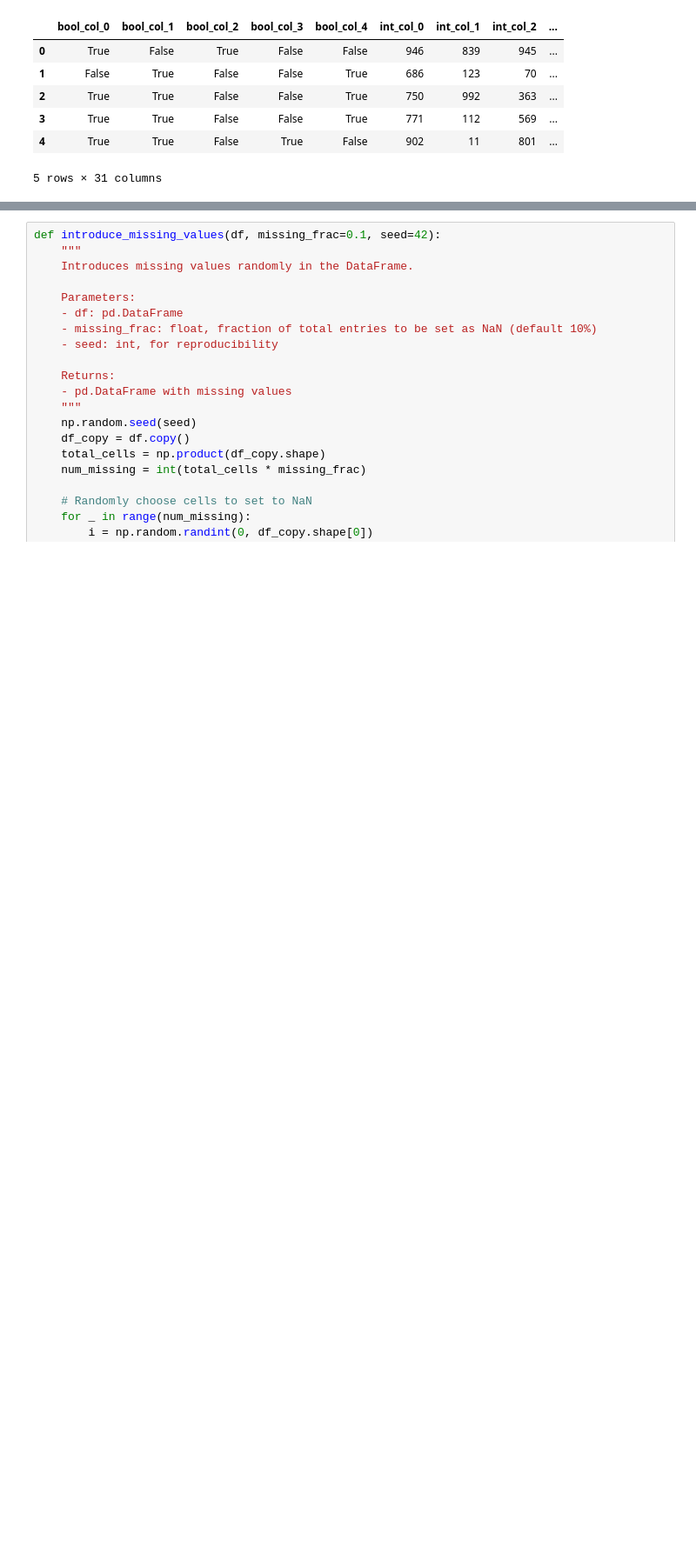
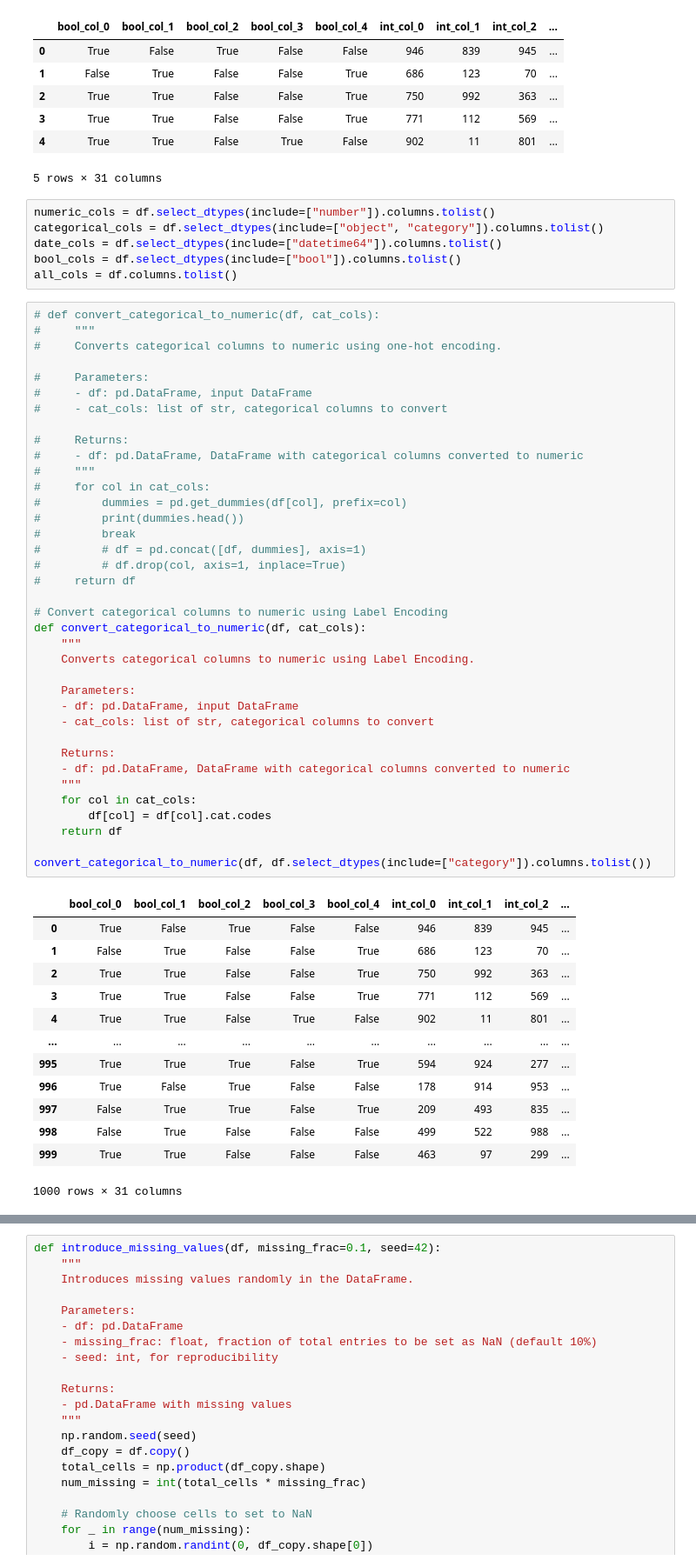
Before and after one commit to varuntotakura/SampleCodes, a Jupyter notebook: Notebooks/Prep.ipynb, the cells around one changed output, grey strips where cells are left out. Shown at 87% size. Drawn from its saved outputs; the diff is of its cells as text; blank space fills up the shorter version.

```diff
--- a/Notebooks/Prep.ipynb
+++ b/Notebooks/Prep.ipynb
@@ -70,3 +70,60 @@ df.head()
 | 3 | True | True | False | False | True | 771 | 112 | 569 | ... |
 | 4 | True | True | False | True | False | 902 | 11 | 801 | ... |
 5 rows × 31 columns
+# %%
+numeric_cols = df.select_dtypes(include=["number"]).columns.tolist()
+categorical_cols = df.select_dtypes(include=["object", "category"]).columns.tolist()
+date_cols = df.select_dtypes(include=["datetime64"]).columns.tolist()
+bool_cols = df.select_dtypes(include=["bool"]).columns.tolist()
+all_cols = df.columns.tolist()
+# %%
+# def convert_categorical_to_numeric(df, cat_cols):
+#     """
+#     Converts categorical columns to numeric using one-hot encoding.
+
+#     Parameters:
+#     - df: pd.DataFrame, input DataFrame
+#     - cat_cols: list of str, categorical columns to convert
+
+#     Returns:
+#     - df: pd.DataFrame, DataFrame with categorical columns converted to numeric
+#     """
+#     for col in cat_cols:
+#         dummies = pd.get_dummies(df[col], prefix=col)
+#         print(dummies.head())
+#         break
+#         # df = pd.concat([df, dummies], axis=1)
+#         # df.drop(col, axis=1, inplace=True)
+#     return df
+
+# Convert categorical columns to numeric using Label Encoding
+def convert_categorical_to_numeric(df, cat_cols):
+    """
+    Converts categorical columns to numeric using Label Encoding.
+
+    Parameters:
+    - df: pd.DataFrame, input DataFrame
+    - cat_cols: list of str, categorical columns to convert
+
+    Returns:
+    - df: pd.DataFrame, DataFrame with categorical columns converted to numeric
+    """
+    for col in cat_cols:
+        df[col] = df[col].cat.codes
+    return df
+
+convert_categorical_to_numeric(df, df.select_dtypes(include=["category"]).columns.tolist())
+# %% [output]
+|  | bool_col_0 | bool_col_1 | bool_col_2 | bool_col_3 | bool_col_4 | int_col_0 | int_col_1 | int_col_2 | ... |
+| 0 | True | False | True | False | False | 946 | 839 | 945 | ... |
+| 1 | False | True | False | False | True | 686 | 123 | 70 | ... |
+| 2 | True | True | False | False | True | 750 | 992 | 363 | ... |
+| 3 | True | True | False | False | True | 771 | 112 | 569 | ... |
+| 4 | True | True | False | True | False | 902 | 11 | 801 | ... |
+| ... | ... | ... | ... | ... | ... | ... | ... | ... | ... |
+| 995 | True | True | True | False | True | 594 | 924 | 277 | ... |
+| 996 | True | False | True | False | False | 178 | 914 | 953 | ... |
+| 997 | False | True | True | False | True | 209 | 493 | 835 | ... |
+| 998 | False | True | False | False | False | 499 | 522 | 988 | ... |
+| 999 | True | True | False | False | False | 463 | 97 | 299 | ... |
+1000 rows × 31 columns
```
Also changed, not shown: parts of 8 cells of this notebook.
